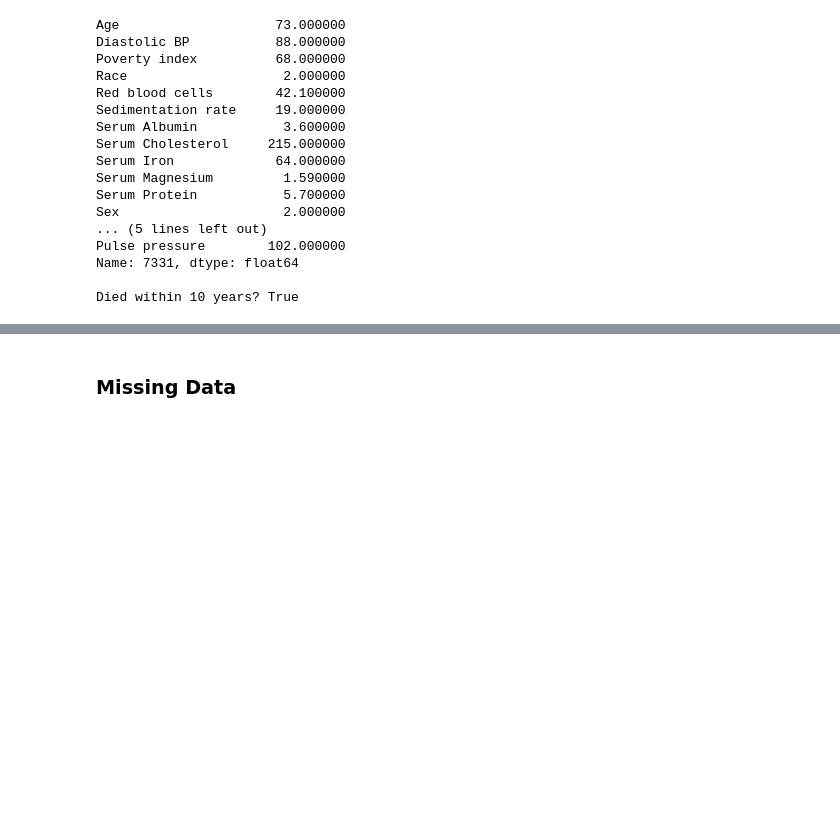
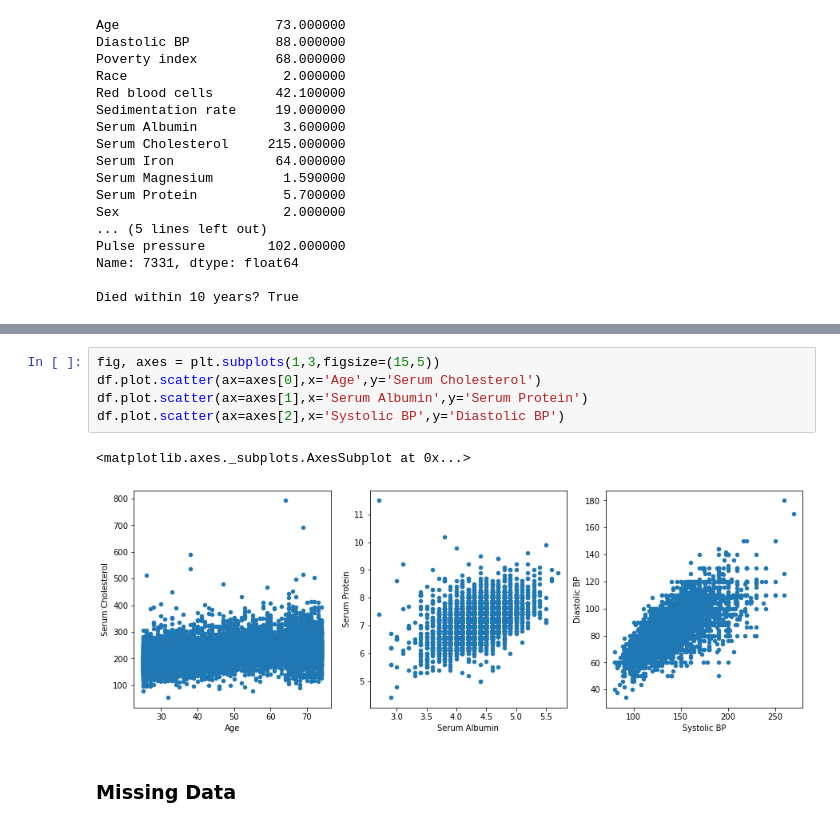
Before and after one commit to knaaga/death-risk-prediction-models, a Jupyter notebook: risk_prediction_model.ipynb, the cells around one changed output, grey strips where cells are left out. Cells and saved outputs as stored; diff of their text form; blank space fills up the shorter version.

```diff
--- a/risk_prediction_model.ipynb
+++ b/risk_prediction_model.ipynb
@@ -145,3 +194,11 @@ Died within 10 years? True
+# %%
+fig, axes = plt.subplots(1,3,figsize=(15,5))
+df.plot.scatter(ax=axes[0],x='Age',y='Serum Cholesterol')
+df.plot.scatter(ax=axes[1],x='Serum Albumin',y='Serum Protein')
+df.plot.scatter(ax=axes[2],x='Systolic BP',y='Diastolic BP')
+# %% [output]
+<matplotlib.axes._subplots.AxesSubplot at 0x...>
+[figure, added]
 # %% [markdown]
 ### Missing Data
 # %%
```
Also changed, not shown: parts of 47 cells of this notebook, 1 other file.
